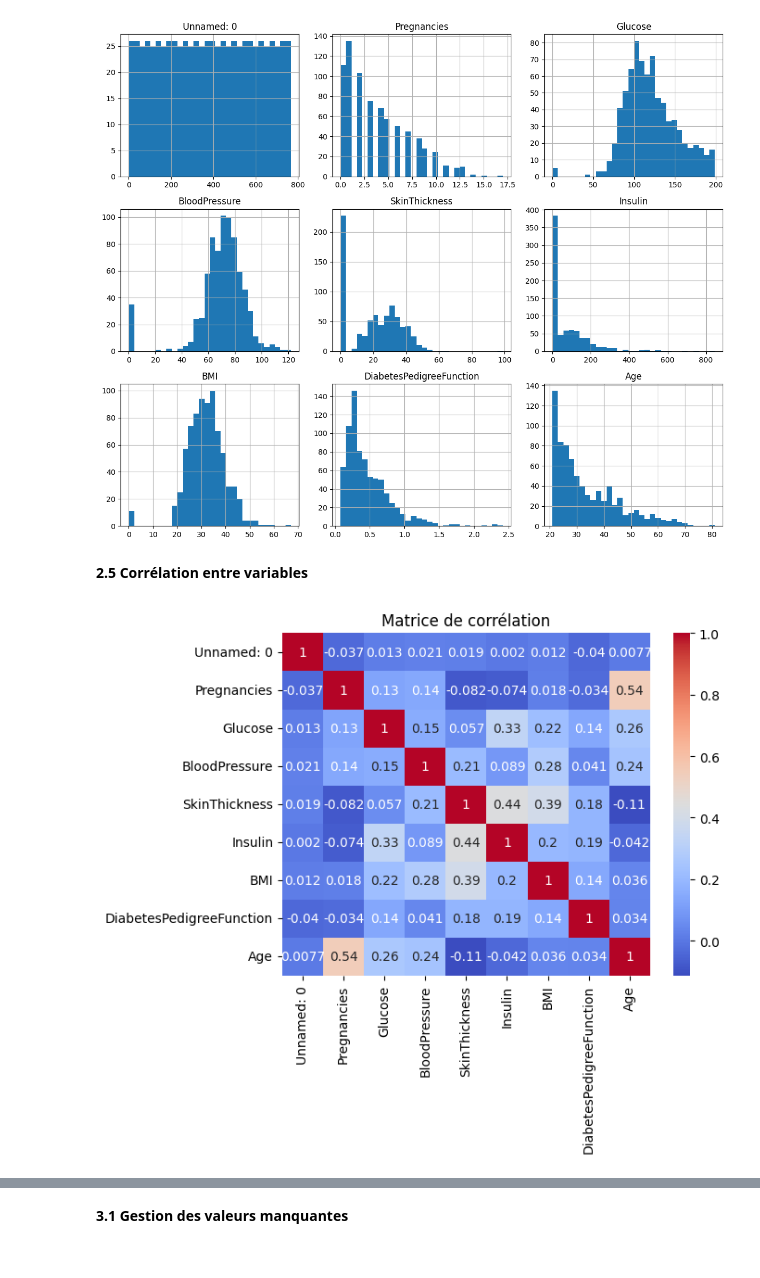
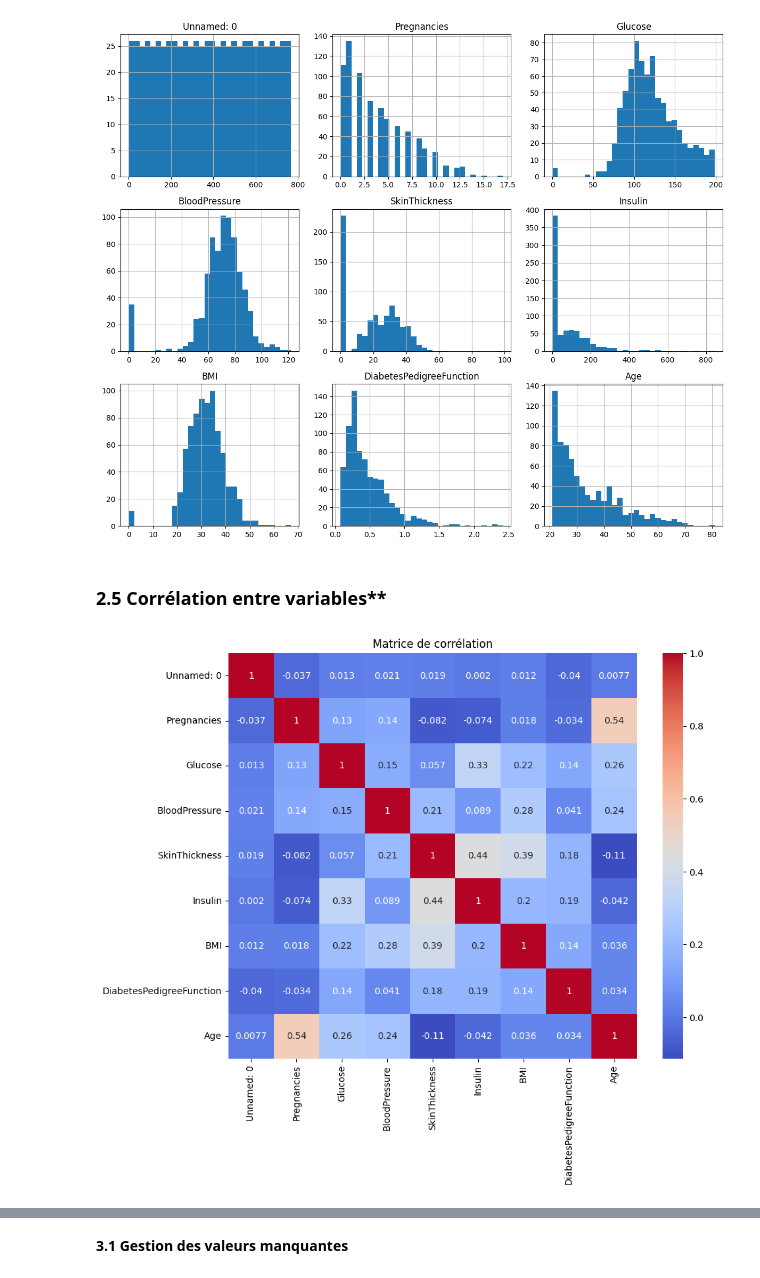
Before and after one commit to SalimM21/laboratoire-biom-dical-project, a Jupyter notebook: Untitled16.ipynb, the cells around one changed output, grey strips where cells are left out. Saved outputs shown, nothing was run; the diff lists cells and outputs as text; code cells hidden in the pictures.

```diff
--- a/Untitled16.ipynb
+++ b/Untitled16.ipynb
@@ -97,11 +86,11 @@ plt.show()
 # %% [output]
 [figure]
 # %% [markdown]
-**2.5 Corrélation entre variables**
+### 2.5 Corrélation entre variables**
 # %%
-# plt.figure(figsize=(10, 8))
+plt.figure(figsize=(10, 8))
 sns.heatmap(df.corr(), annot=True, cmap='coolwarm')
 plt.title("Matrice de corrélation")
 plt.show()
 # %% [output]
-[figure, old version]
+[figure, new version]
```
Also changed, not shown: parts of 77 cells of this notebook.
